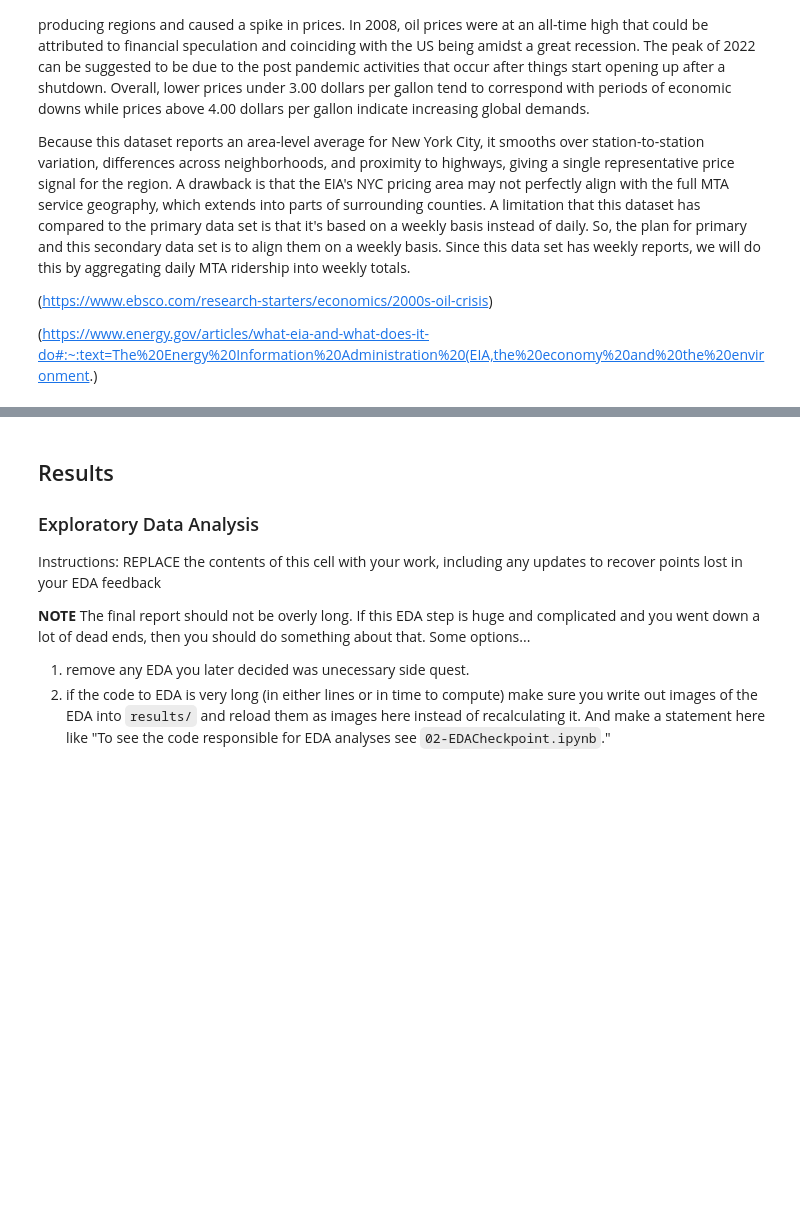
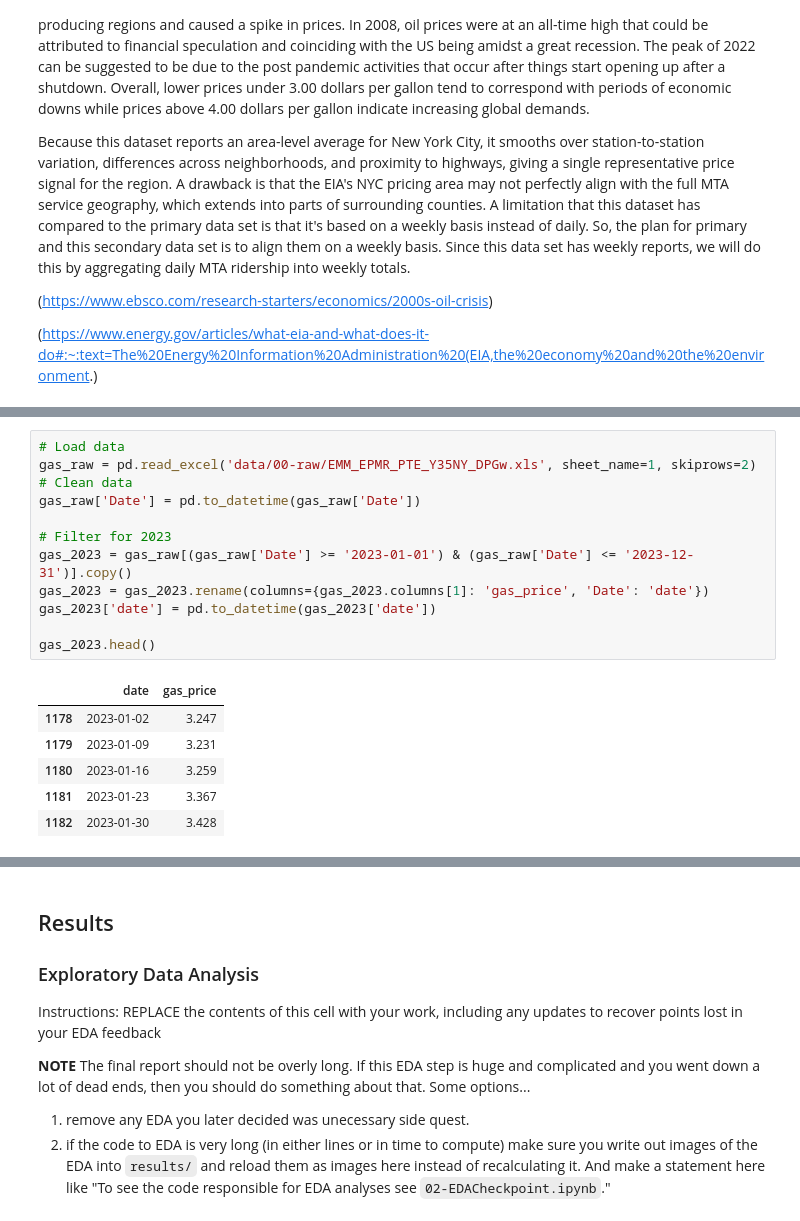
Before and after one commit to COGS108/Group063_WI26, a Jupyter notebook: 03-FinalProject.ipynb, the cells around one changed output, grey strips where cells are left out. Drawn from its saved outputs; the diff is of its cells as text; blank space fills up the shorter version.

```diff
--- a/03-FinalProject.ipynb
+++ b/03-FinalProject.ipynb
@@ -718,0 +667,19 @@ P-value: 0.543
+# %%
+# Load data
+gas_raw = pd.read_excel('data/00-raw/EMM_EPMR_PTE_Y35NY_DPGw.xls', sheet_name=1, skiprows=2)
+# Clean data
+gas_raw['Date'] = pd.to_datetime(gas_raw['Date'])
+
+# Filter for 2023
+gas_2023 = gas_raw[(gas_raw['Date'] >= '2023-01-01') & (gas_raw['Date'] <= '2023-12-31')].copy()
+gas_2023 = gas_2023.rename(columns={gas_2023.columns[1]: 'gas_price', 'Date': 'date'})
+gas_2023['date'] = pd.to_datetime(gas_2023['date'])
+
+gas_2023.head()
+# %% [output]
+|  | date | gas_price |
+| 1178 | 2023-01-02 | 3.247 |
+| 1179 | 2023-01-09 | 3.231 |
+| 1180 | 2023-01-16 | 3.259 |
+| 1181 | 2023-01-23 | 3.367 |
+| 1182 | 2023-01-30 | 3.428 |
```
Also changed, not shown: parts of 5 cells of this notebook.
